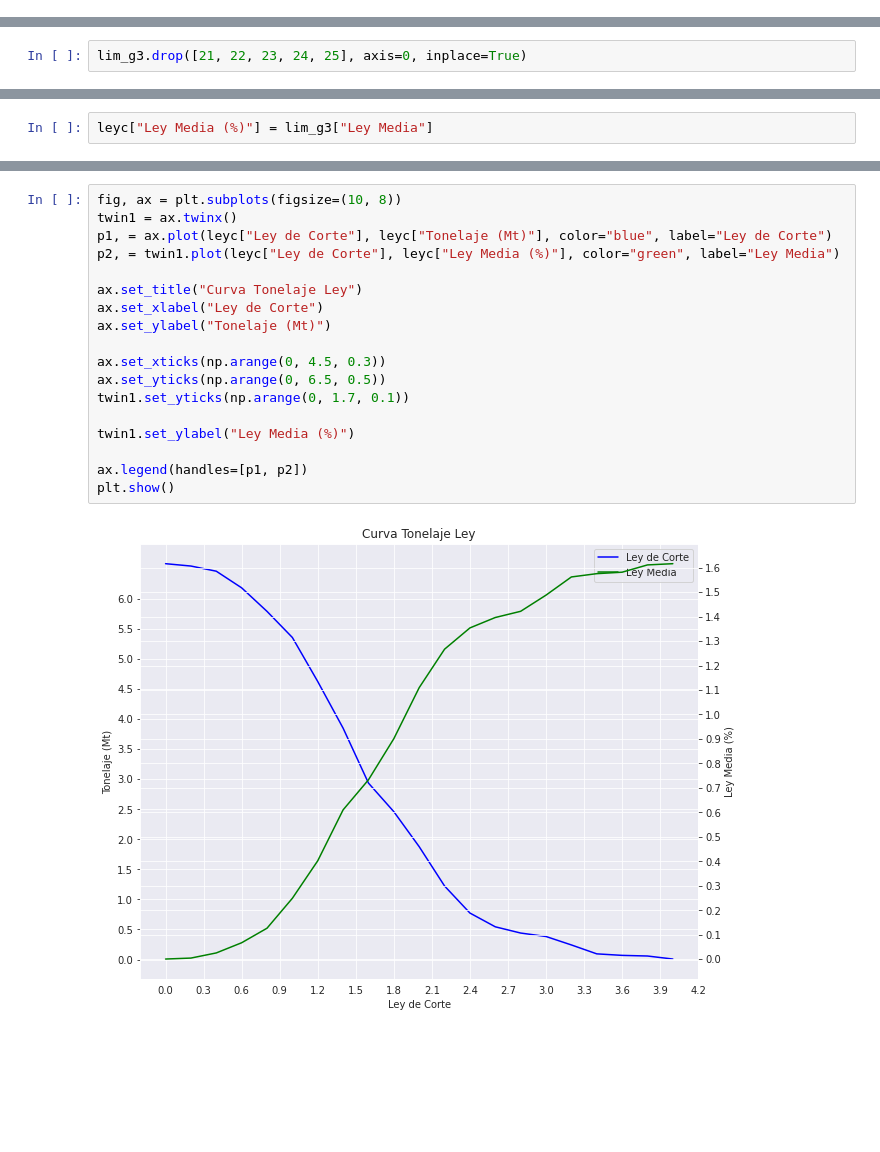
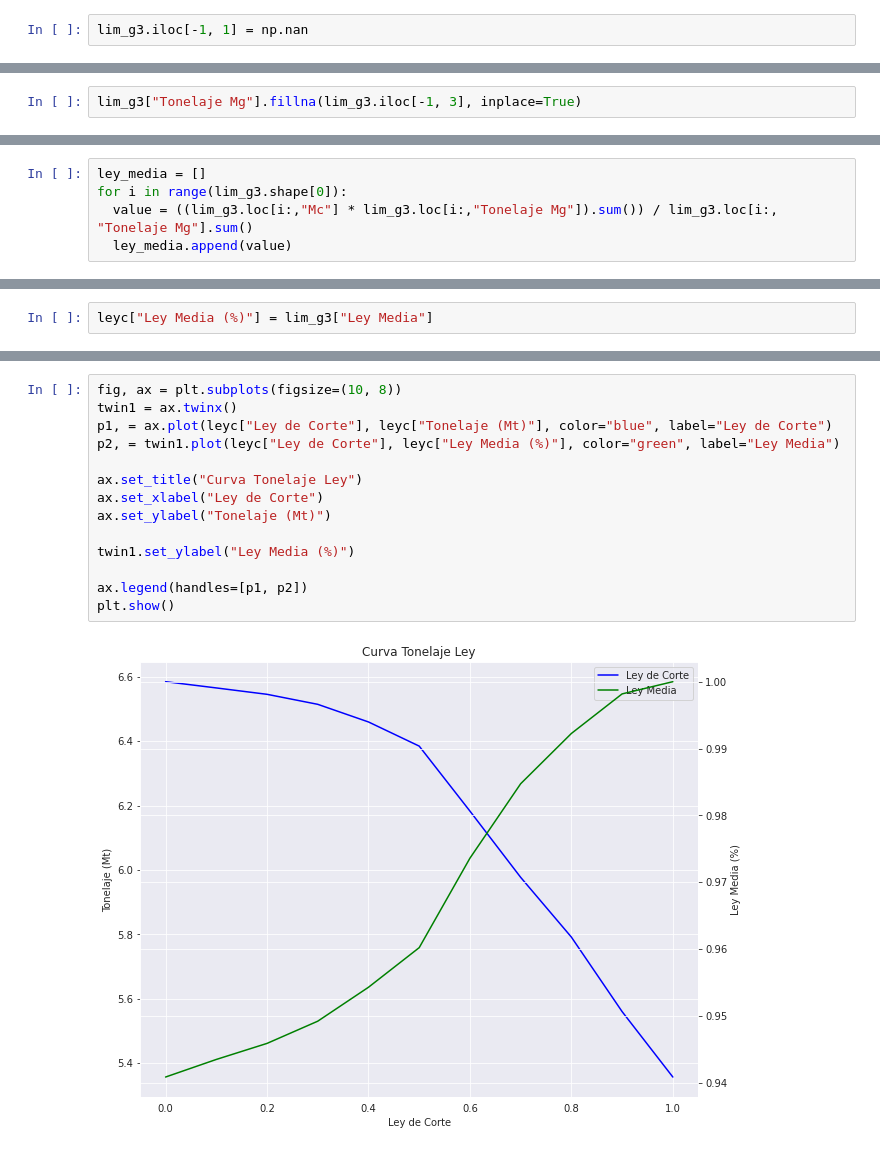
Before and after one commit to joooseb/Proyecto-Minero, a Jupyter notebook: Curva_Tonelaje_Ley.ipynb, the cells around one changed output, grey strips where cells are left out. Cells and saved outputs as stored; diff of their text form; blank space fills up the shorter version.

```diff
--- a/Curva_Tonelaje_Ley.ipynb
+++ b/Curva_Tonelaje_Ley.ipynb
@@ -70,3 +65,5 @@ lim_g3['Ls'] = lim_g3['Li'] + 0.2
+# %%
+lim_g3.iloc[-1, 1] = np.nan
 # %%
 lim_g3
 # %% [output]
@@ -181,5 +152,5 @@ lim_g3
-# %%
-lim_g3.drop([21, 22, 23, 24, 25], axis=0, inplace=True)
+# %%
+lim_g3["Tonelaje Mg"].fillna(lim_g3.iloc[-1, 3], inplace=True)
 # %%
 lim_g3
 # %% [output]
@@ -210,3 +169,8 @@ ley_media = ((lim_g3["Mc"] * lim_g3["Tonelaje Mg"]).cumsum()) / sum_ton_mg
+# %%
+ley_media = []
+for i in range(lim_g3.shape[0]):
+  value = ((lim_g3.loc[i:,"Mc"] * lim_g3.loc[i:,"Tonelaje Mg"]).sum()) / lim_g3.loc[i:, "Tonelaje Mg"].sum()
+  ley_media.append(value)
 # %%
 lim_g3["Ley Media"] = ley_media
 # %%
@@ -298,20 +242,16 @@ leyc
 # %%
 fig, ax = plt.subplots(figsize=(10, 8))
 twin1 = ax.twinx()
 p1, = ax.plot(leyc["Ley de Corte"], leyc["Tonelaje (Mt)"], color="blue", label="Ley de Corte")
 p2, = twin1.plot(leyc["Ley de Corte"], leyc["Ley Media (%)"], color="green", label="Ley Media")
 
 ax.set_title("Curva Tonelaje Ley")
 ax.set_xlabel("Ley de Corte")
 ax.set_ylabel("Tonelaje (Mt)")
 
-ax.set_xticks(np.arange(0, 4.5, 0.3))
-ax.set_yticks(np.arange(0, 6.5, 0.5))
-twin1.set_yticks(np.arange(0, 1.7, 0.1))
-
 twin1.set_ylabel("Ley Media (%)")
 
 ax.legend(handles=[p1, p2])
 plt.show()
 # %% [output]
-[figure, old version]
+[figure, new version]
```
Also changed, not shown: parts of 15 cells of this notebook.
